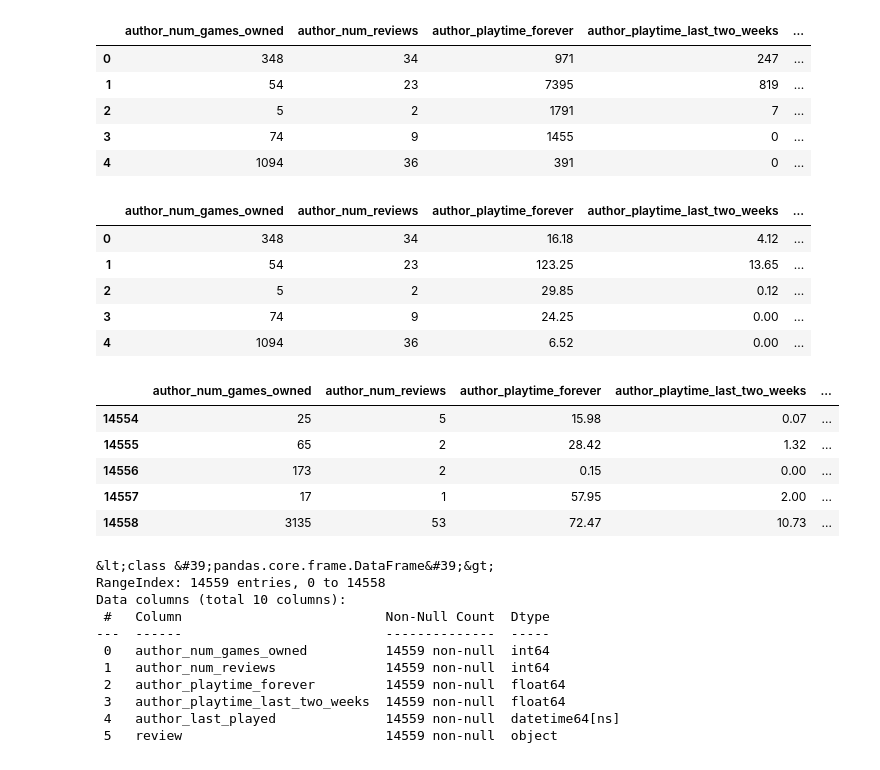
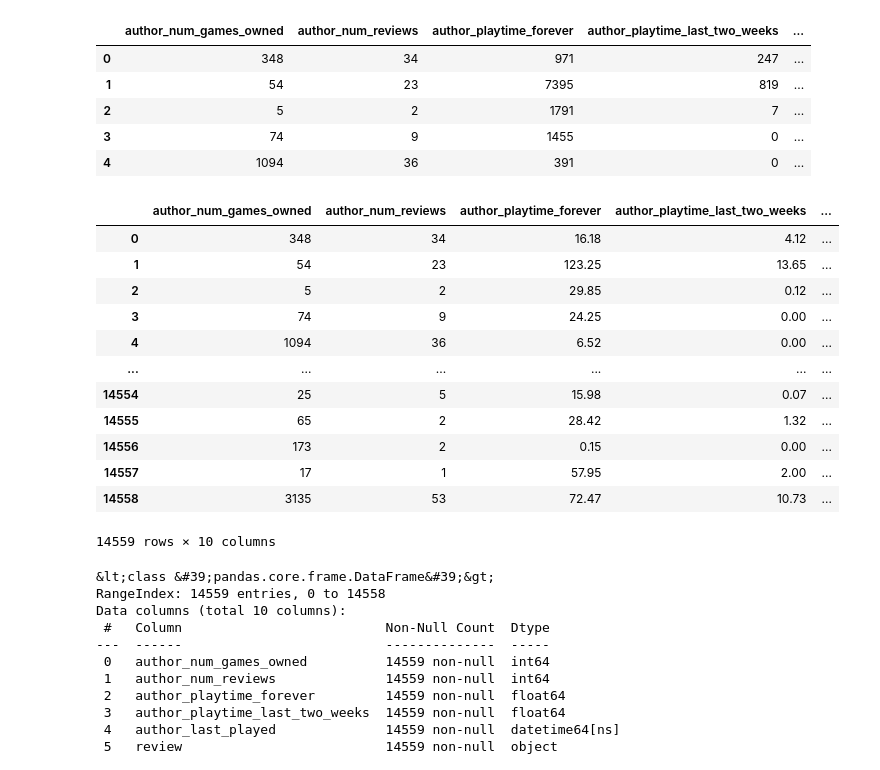
Before and after one commit to lauralesmana/Analyzing-Fall-Guys-Review, a Jupyter notebook: EDA.ipynb, the cells around one changed output. Drawn from its saved outputs; the diff is of its cells as text; code cells hidden in the pictures.

```diff
--- a/EDA.ipynb
+++ b/EDA.ipynb
@@ -165,23 +165,21 @@ df_raw['author_last_played'] = pd.to_datetime(df_raw['author_last_played'],unit=
 df_raw['timestamp_created'] = pd.to_datetime(df_raw['timestamp_created'],unit='s')
 df_raw['timestamp_updated'] = pd.to_datetime(df_raw['timestamp_updated'],unit='s')
 # %%
-df_raw.head()
+df_raw
 # %% [output]
 |  | author_num_games_owned | author_num_reviews | author_playtime_forever | author_playtime_last_two_weeks | ... |
 | 0 | 348 | 34 | 16.18 | 4.12 | ... |
 | 1 | 54 | 23 | 123.25 | 13.65 | ... |
 | 2 | 5 | 2 | 29.85 | 0.12 | ... |
 | 3 | 74 | 9 | 24.25 | 0.00 | ... |
 | 4 | 1094 | 36 | 6.52 | 0.00 | ... |
+| ... | ... | ... | ... | ... | ... |
+| 14554 | 25 | 5 | 15.98 | 0.07 | ... |
+| 14555 | 65 | 2 | 28.42 | 1.32 | ... |
+| 14556 | 173 | 2 | 0.15 | 0.00 | ... |
+| 14557 | 17 | 1 | 57.95 | 2.00 | ... |
+| 14558 | 3135 | 53 | 72.47 | 10.73 | ... |
+14559 rows × 10 columns
-# %%
-df_raw.tail()
-# %% [output]
-|  | author_num_games_owned | author_num_reviews | author_playtime_forever | author_playtime_last_two_weeks | ... |
-| 14554 | 25 | 5 | 15.98 | 0.07 | ... |
-| 14555 | 65 | 2 | 28.42 | 1.32 | ... |
-| 14556 | 173 | 2 | 0.15 | 0.00 | ... |
-| 14557 | 17 | 1 | 57.95 | 2.00 | ... |
-| 14558 | 3135 | 53 | 72.47 | 10.73 | ... |
 # %%
 df_raw.info()
 # %% [output]
```
Also changed, not shown: parts of 5 cells of this notebook, 4 other files.
